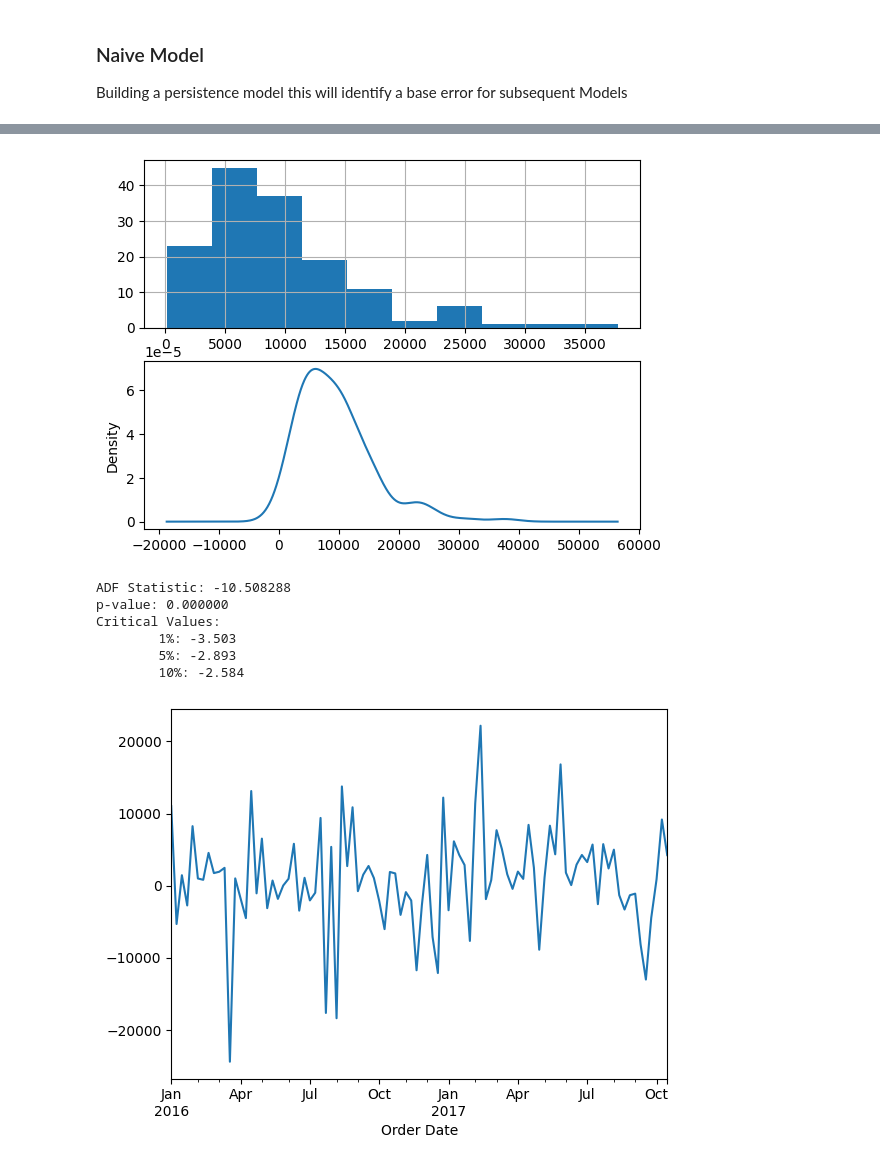
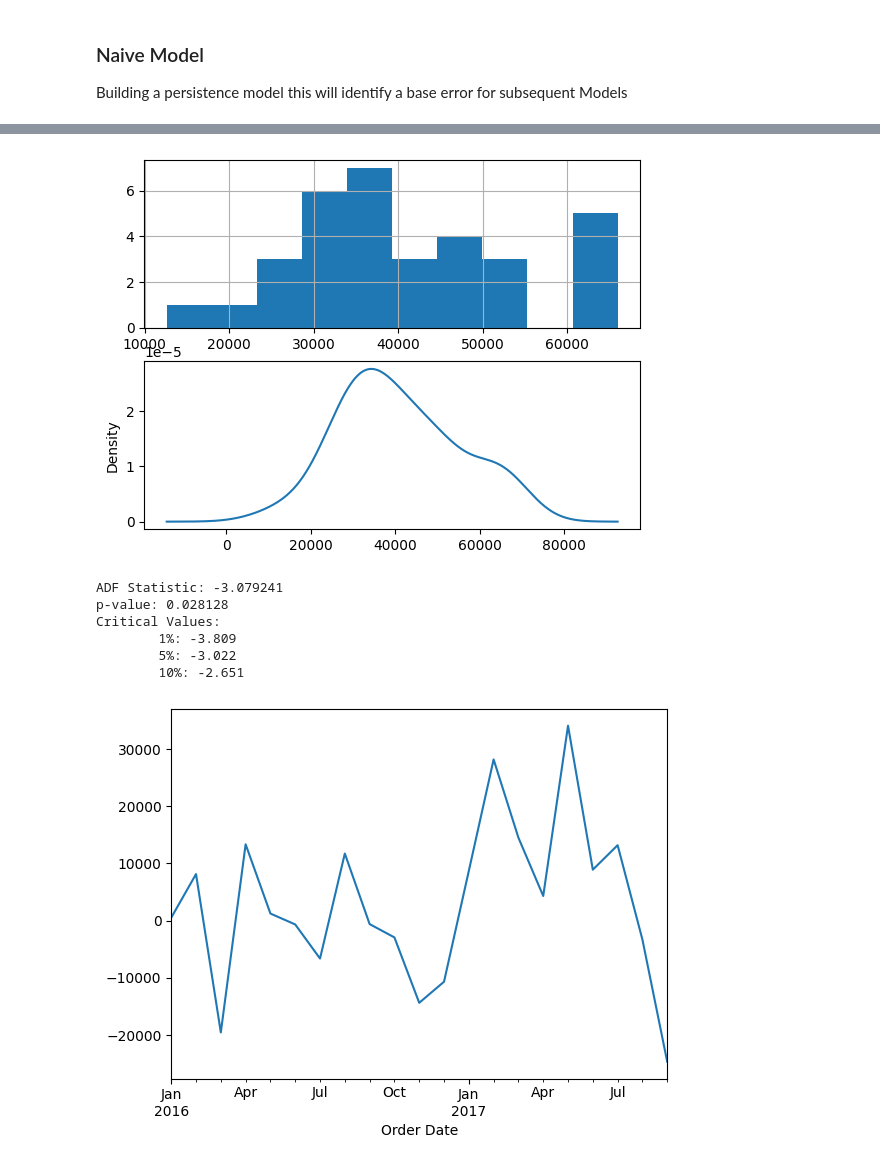
Before and after one commit to Viynne/Superstore-SAles-Forecast, a Jupyter notebook: superstore_sales_EDA.ipynb, the cells around one changed output, grey strips where cells are left out. Drawn from its saved outputs; the diff is of its cells as text; code cells hidden in the pictures.

```diff
--- a/superstore_sales_EDA.ipynb
+++ b/superstore_sales_EDA.ipynb
@@ -216,7 +225,7 @@ fig.show()
 # %% [markdown]
 ### Model Development
 # %%
-order_per_week = order_per_day.resample("W").sum()
+order_per_week = order_per_Month.copy()
 order_per_week.fillna(0, inplace=True)
 train_size = int(len(order_per_week) * 0.7)
 train_set = order_per_week[: train_size]
@@ -323,7 +315,7 @@ plt.subplot(212)
 train_set.Sales.plot(kind='kde')
 plt.show()
 # %% [output]
-[figure, old version]
+[figure, new version]
 # %%
 def difference(dataset, interval=1):
     diff = list()
@@ -347,28 +339,28 @@ day_in_year = 52
 stationary = difference(train_df, day_in_year)
 # %%
-day_in_year = 52
+day_in_year = 12
 stationary = difference(train_df, day_in_year)
 stationary.index = train_set.index[day_in_year:]
 # check if stationary
 result = adfuller(stationary)
 print('ADF Statistic: %f' % result[0])
 print('p-value: %f' % result[1])
 print('Critical Values:')
 for key, value in result[4].items():
     print('\t%s: %.3f' % (key, value))
 # save
 stationary.to_csv('stationary.csv', header=False)
 # plot
 stationary.plot()
 plt.show()
 # %% [output]
-ADF Statistic: -10.508288
-p-value: 0.000000
+ADF Statistic: -3.079241
+p-value: 0.028128
 Critical Values:
-        1%: -3.503
-        5%: -2.893
-        10%: -2.584
+        1%: -3.809
+        5%: -3.022
+        10%: -2.651
-[figure, old version]
+[figure, new version]
 # %%
 plt.figure(figsize=(15,8))
 plt.subplot(1,2,1)
```
Also changed, not shown: parts of 43 cells of this notebook.
